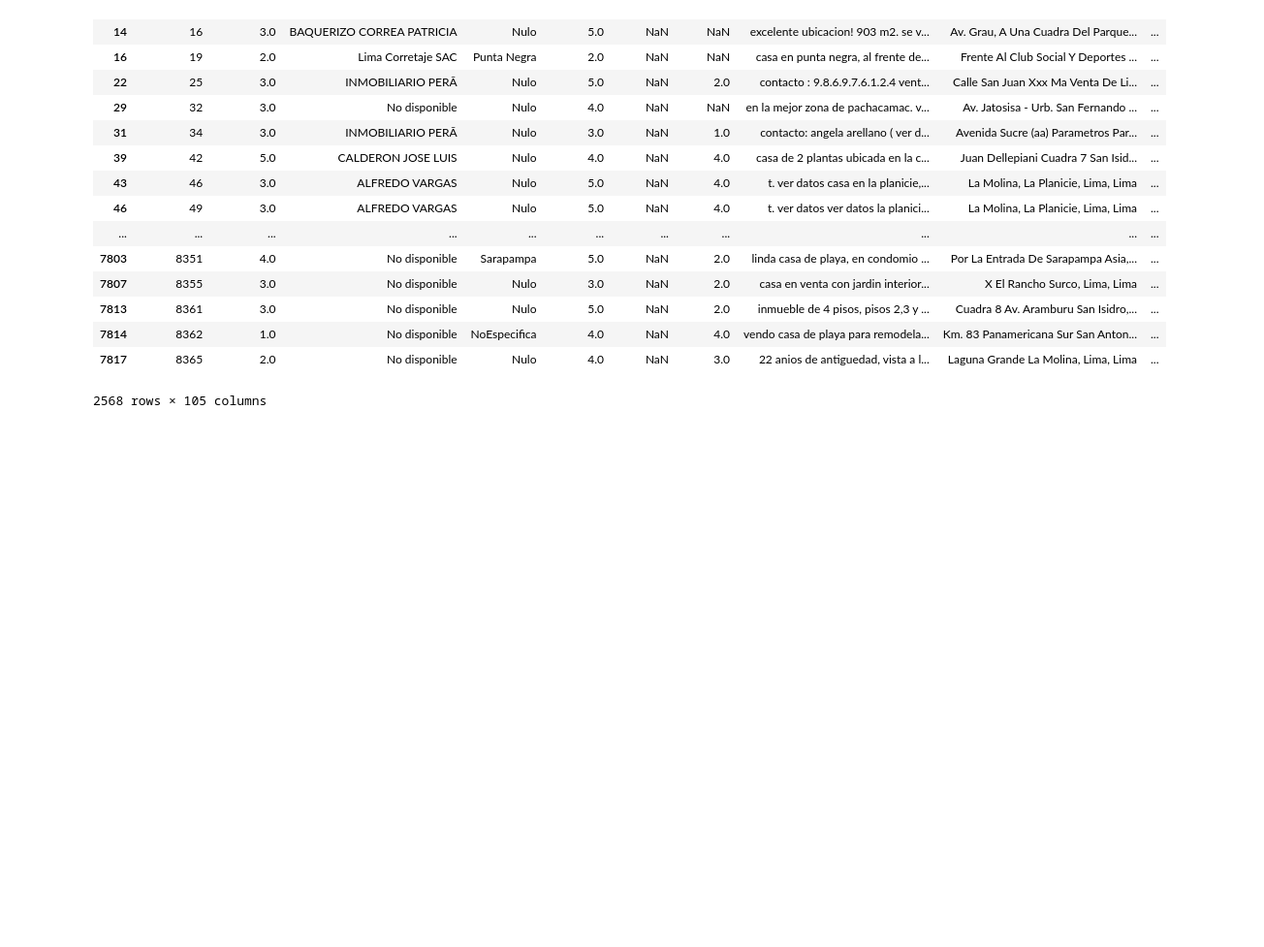
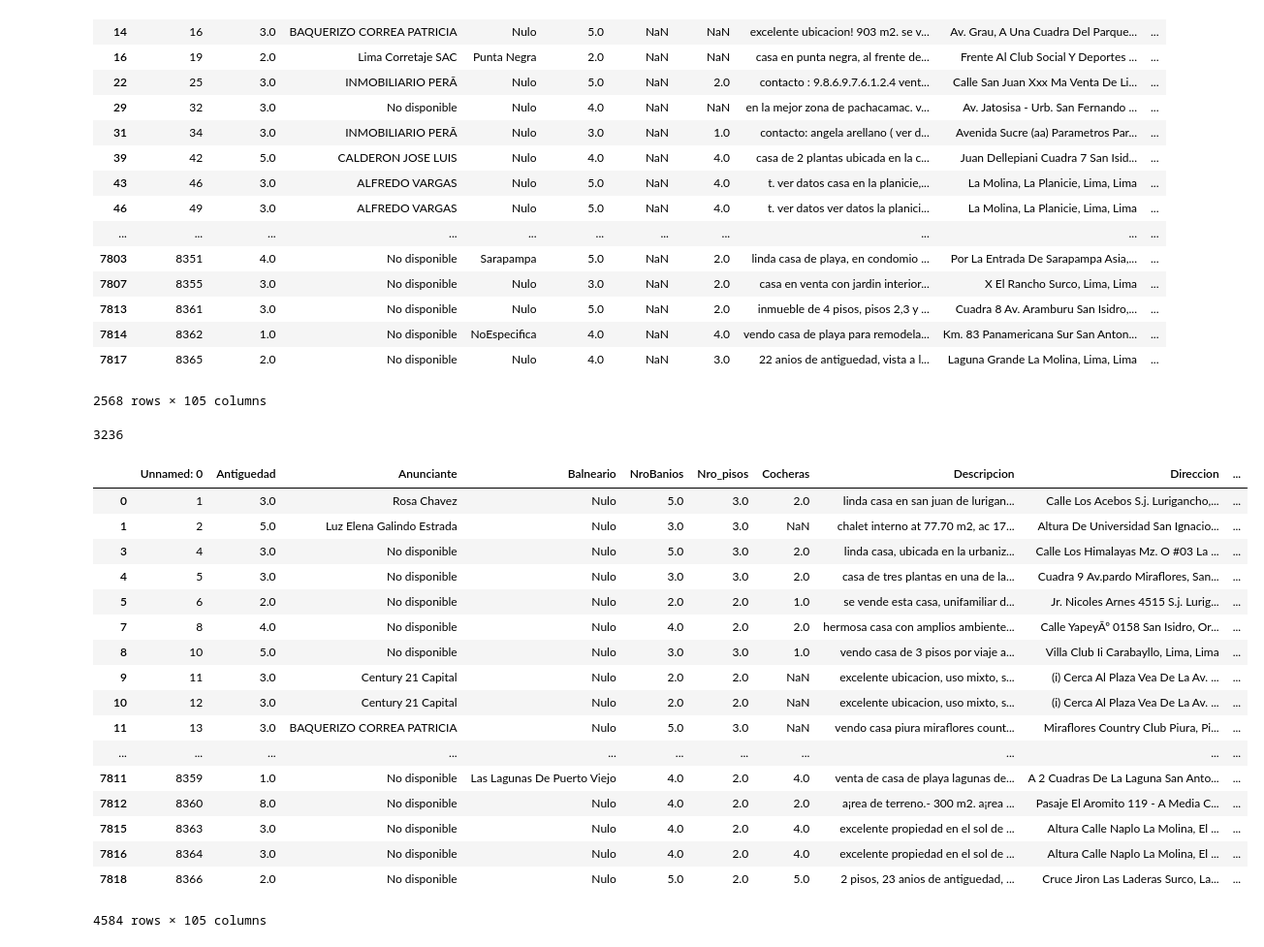
Before and after one commit to PBenavides/Automated-Valuation-Model-Lima, a Jupyter notebook: Analisis_casas_pt_2.ipynb, the cells around one changed output. Shown at 97% size. Saved outputs shown, nothing was run; the diff lists cells and outputs as text; code cells hidden in the pictures; blank space fills up the shorter version.

```diff
--- a/Analisis_casas_pt_2.ipynb
+++ b/Analisis_casas_pt_2.ipynb
@@ -200,0 +154,9 @@ plt.show()
+# %%
+#Pasaremos este dict obtenido a un dataframe, para mejor visualización
+df_rep = pd.DataFrame(dict_replace_1, index = [1] )
+df_rep = df_rep.transpose()
+df_rep.columns = ['Nro_pisos_']
+df_rep['Nro_pisos_'].unique()
+#................................................NOTA.......................................................
+#No existe certeza de que en la descripción se pongan los pisos exactos, sino que a partir de 4 pisos se pongan en sí los
+#parámetros. Entonces, sacaré las casas con parámetros para pisos extras...
@@ -200,0 +165,9 @@ plt.show()
+# %%
+df_remp = df_rep[df_rep['Nro_pisos_'] < '4']
+df_remp = df_remp[df_remp['Nro_pisos_'] != '0']
+#Ahora tengo el dataframe de reemplazo filtrado: df_remp
+# %%
+#Reemplazo los valores dentro del dataframe original:
+df.loc[df_remp.index,'Nro_pisos'] = df_remp['Nro_pisos_']
+#Ahora que ya lo tengo reemplazado, veo los números nulos de mi data después.
+df['Nro_pisos'].isna().sum()
@@ -277,0 +255,25 @@ s[s.str.contains('|'.join(searchfor))]
+# %%
+df['Nro_pisos'].isna().sum()
+# %% [output]
+3236
+# %%
+df[df['Nro_pisos'].isna() == False]
+# %% [output]
+|  | Unnamed: 0 | Antiguedad | Anunciante | Balneario | NroBanios | Nro_pisos | Cocheras | Descripcion | Direccion | ... |
+| 0 | 1 | 3.0 | Rosa Chavez | Nulo | 5.0 | 3.0 | 2.0 | linda casa en san juan de lurigan... | Calle Los Acebos S.j. Lurigancho,... | ... |
+| 1 | 2 | 5.0 | Luz Elena Galindo Estrada | Nulo | 3.0 | 3.0 | NaN | chalet interno at 77.70 m2, ac 17... | Altura De Universidad San Ignacio... | ... |
+| 3 | 4 | 3.0 | No disponible | Nulo | 5.0 | 3.0 | 2.0 | linda casa, ubicada en la urbaniz... | Calle Los Himalayas Mz. O #03 La ... | ... |
+| 4 | 5 | 3.0 | No disponible | Nulo | 3.0 | 3.0 | 2.0 | casa de tres plantas en una de la... | Cuadra 9 Av.pardo Miraflores, San... | ... |
+| 5 | 6 | 2.0 | No disponible | Nulo | 2.0 | 2.0 | 1.0 | se vende esta casa, unifamiliar d... | Jr. Nicoles Arnes 4515 S.j. Lurig... | ... |
+| 7 | 8 | 4.0 | No disponible | Nulo | 4.0 | 2.0 | 2.0 | hermosa casa con amplios ambiente... | Calle YapeyÃº 0158 San Isidro, Or... | ... |
+| 8 | 10 | 5.0 | No disponible | Nulo | 3.0 | 3.0 | 1.0 | vendo casa de 3 pisos por viaje a... | Villa Club Ii Carabayllo, Lima, Lima | ... |
+| 9 | 11 | 3.0 | Century 21 Capital | Nulo | 2.0 | 2.0 | NaN | excelente ubicacion, uso mixto, s... | (i) Cerca Al Plaza Vea De La Av. ... | ... |
+| 10 | 12 | 3.0 | Century 21 Capital | Nulo | 2.0 | 2.0 | NaN | excelente ubicacion, uso mixto, s... | (i) Cerca Al Plaza Vea De La Av. ... | ... |
+| 11 | 13 | 3.0 | BAQUERIZO CORREA PATRICIA | Nulo | 5.0 | 3.0 | NaN | vendo casa piura miraflores count... | Miraflores Country Club Piura, Pi... | ... |
+| ... | ... | ... | ... | ... | ... | ... | ... | ... | ... | ... |
+| 7811 | 8359 | 1.0 | No disponible | Las Lagunas De Puerto Viejo | 4.0 | 2.0 | 4.0 | venta de casa de playa lagunas de... | A 2 Cuadras De La Laguna San Anto... | ... |
+| 7812 | 8360 | 8.0 | No disponible | Nulo | 4.0 | 2.0 | 2.0 | a¡rea de terreno.- 300 m2. a¡rea ... | Pasaje El Aromito 119 - A Media C... | ... |
+| 7815 | 8363 | 3.0 | No disponible | Nulo | 4.0 | 2.0 | 4.0 | excelente propiedad en el sol de ... | Altura Calle Naplo La Molina, El ... | ... |
+| 7816 | 8364 | 3.0 | No disponible | Nulo | 4.0 | 2.0 | 4.0 | excelente propiedad en el sol de ... | Altura Calle Naplo La Molina, El ... | ... |
+| 7818 | 8366 | 2.0 | No disponible | Nulo | 5.0 | 2.0 | 5.0 | 2 pisos, 23 anios de antiguedad, ... | Cruce Jiron Las Laderas Surco, La... | ... |
+4584 rows × 105 columns
```
Also changed, not shown: parts of 19 cells of this notebook.
